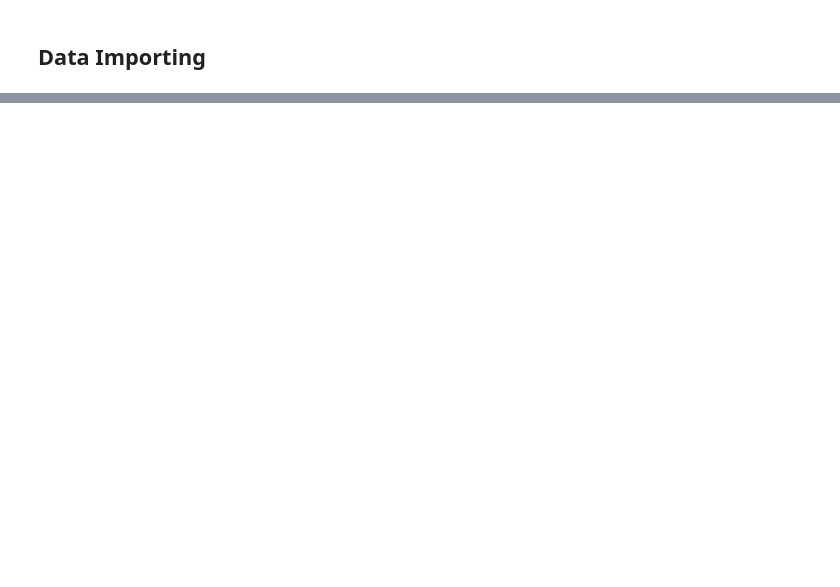
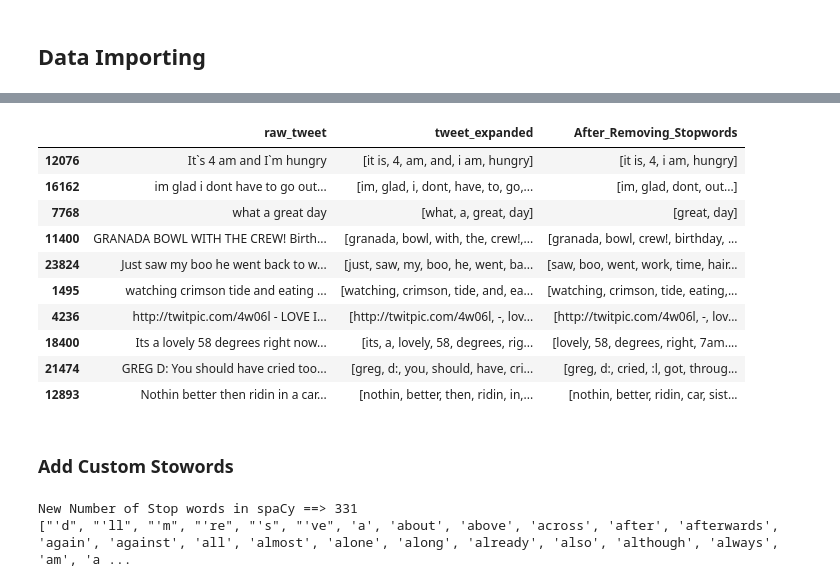
Before and after one commit to Sneha-sharma26/MLwithPy, a Jupyter notebook: NLP_preprocessing.ipynb, the cells around one changed output, grey strips where cells are left out. Drawn from its saved outputs; the diff is of its cells as text; code cells hidden in the pictures; blank space fills up the shorter version.

```diff
--- a/NLP_preprocessing.ipynb
+++ b/NLP_preprocessing.ipynb
@@ -54,0 +165,5 @@ NameError: name 'pd' is not defined
+# %%
+from nltk.corpus import stopwords
+nltk_stop_words = set(stopwords.words('english')) ##Selecting the stop words from the Language
+print("Number of Stop words in NLTK ==>", len(nltk_stop_words))
+print(sorted(nltk_stop_words))
@@ -54,0 +173,3 @@ NameError: name 'pd' is not defined
+# %%
+twitter_data["After_Removing_Stopwords_nltk"] = twitter_data["tweet_expanded"].apply(lambda x:[t for t in x if t not in nltk_stop_words ])
+twitter_data[["raw_tweet","After_Removing_Stopwords_nltk"]].sample(10)
@@ -54,0 +198,5 @@ NameError: name 'pd' is not defined
+# %%
+# example of removing stopwords using spacy stopwords list
+x= ['i', 'saw', 'it', 'the', 'moive', 'is', 'pathetic']
+print("original tweet ==>", x)
+print("After Removing Stopwords ==>",[t for t in x if t not in spacy_stopwords])
@@ -54,0 +206,3 @@ NameError: name 'pd' is not defined
+# %%
+twitter_data["After_Removing_Stopwords"] = twitter_data["tweet_expanded"].apply(lambda x:[t for t in x if t not in spacy_stopwords ])
+twitter_data[["raw_tweet","After_Removing_Stopwords"]].sample(10)
@@ -54,0 +221,25 @@ NameError: name 'pd' is not defined
+# %%
+# comparing the output after removing stopwords
+twitter_data[["raw_tweet","tweet_expanded","After_Removing_Stopwords"]].sample(10)
+# %% [output]
+|  | raw_tweet | tweet_expanded | After_Removing_Stopwords |
+| 12076 | It`s 4 am and I`m hungry | [it is, 4, am, and, i am, hungry] | [it is, 4, i am, hungry] |
+| 16162 | im glad i dont have to go out... | [im, glad, i, dont, have, to, go,... | [im, glad, dont, out...] |
+| 7768 | what a great day | [what, a, great, day] | [great, day] |
+| 11400 | GRANADA BOWL WITH THE CREW! Birth... | [granada, bowl, with, the, crew!,... | [granada, bowl, crew!, birthday, ... |
+| 23824 | Just saw my boo he went back to w... | [just, saw, my, boo, he, went, ba... | [saw, boo, went, work, time, hair... |
+| 1495 | watching crimson tide and eating ... | [watching, crimson, tide, and, ea... | [watching, crimson, tide, eating,... |
+| 4236 | http://twitpic.com/4w06l - LOVE I... | [http://twitpic.com/4w06l, -, lov... | [http://twitpic.com/4w06l, -, lov... |
+| 18400 | Its a lovely 58 degrees right now... | [its, a, lovely, 58, degrees, rig... | [lovely, 58, degrees, right, 7am.... |
+| 21474 | GREG D: You should have cried too... | [greg, d:, you, should, have, cri... | [greg, d:, cried, :l, got, throug... |
+| 12893 | Nothin better then ridin in a car... | [nothin, better, then, ridin, in,... | [nothin, better, ridin, car, sist... |
+# %% [markdown]
+### Add Custom Stowords
+# %%
+from spacy.lang.en.stop_words import STOP_WORDS as spacy_stopwords
+spacy_stopwords.update({"would", "rt","like", "ha", "lol", "need", "do"}) # adding some more words to the existing spacy stopwords list
+print("New Number of Stop words in spaCy ==>", len(spacy_stopwords))
+print(sorted(spacy_stopwords))
+# %% [output]
+New Number of Stop words in spaCy ==> 331
+["'d", "'ll", "'m", "'re", "'s", "'ve", 'a', 'about', 'above', 'across', 'after', 'afterwards', 'again', 'against', 'all', 'almost', 'alone', 'along', 'already', 'also', 'although', 'always', 'am', 'a ...
```
Also changed, not shown: parts of 44 cells of this notebook.
